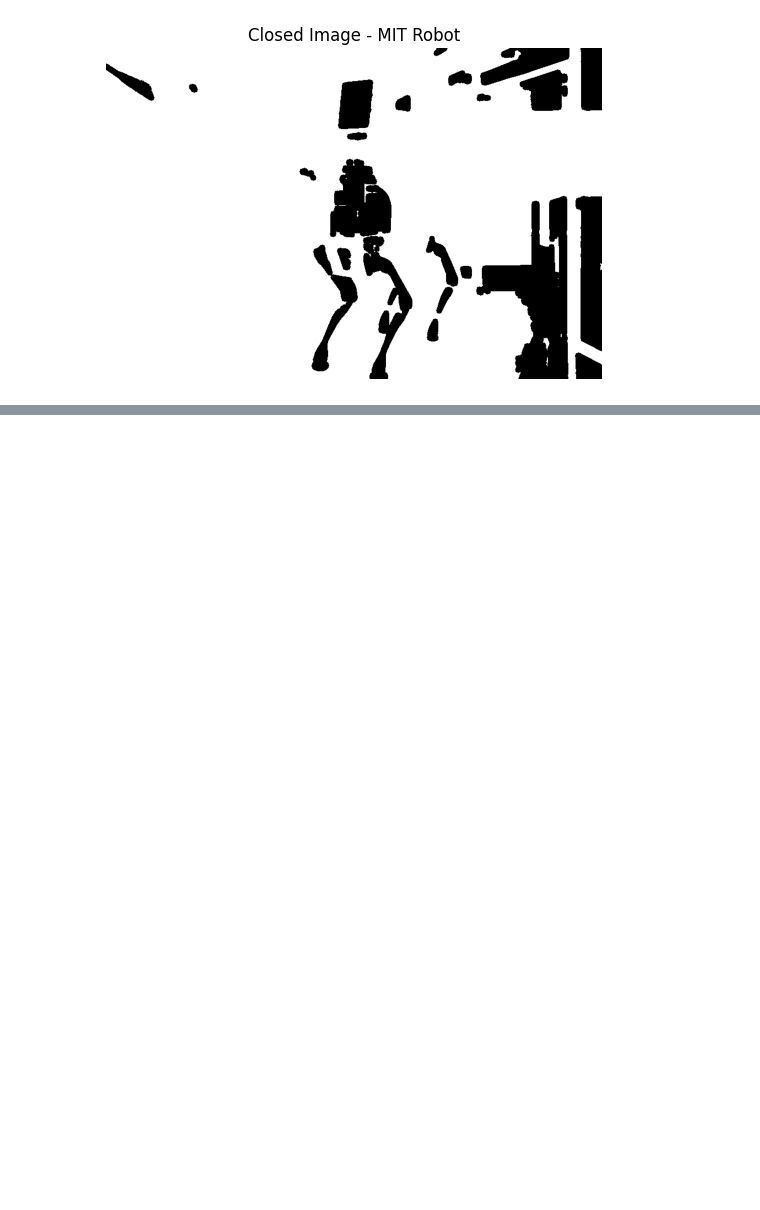
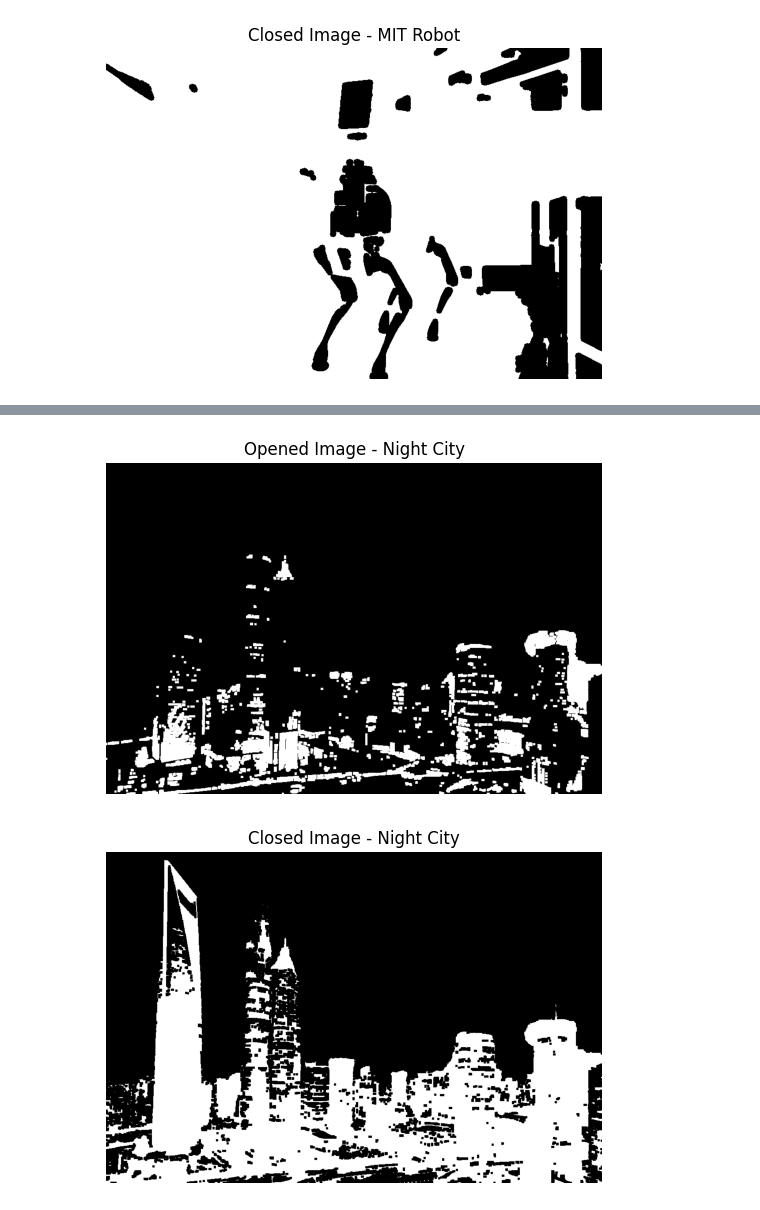
Before and after one commit to PsimonL/ImageProcessing, a Jupyter notebook: Lab6/main.ipynb, the cells around one changed output, grey strips where cells are left out. Saved outputs shown, nothing was run; the diff lists cells and outputs as text; code cells hidden in the pictures; blank space fills up the shorter version.

```diff
--- a/Lab6/main.ipynb
+++ b/Lab6/main.ipynb
@@ -176,0 +209,5 @@ apply_morphological_operations(binarized_mit_robot_image, "MIT Robot")
+# %%
+apply_morphological_operations_opencv(binarized_night_city_image, "Night City")
+# %% [output]
+[figure, added]
+[figure, added]
```
Also changed, not shown: parts of 13 cells of this notebook, 3 other files.
